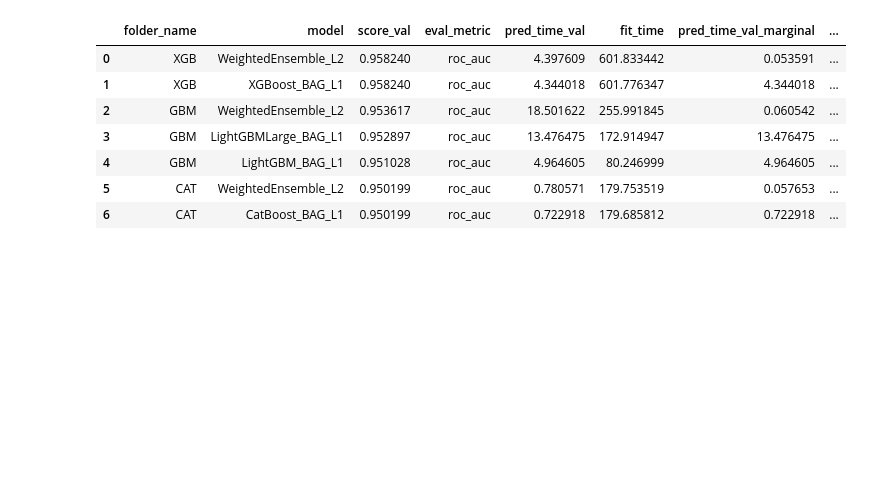
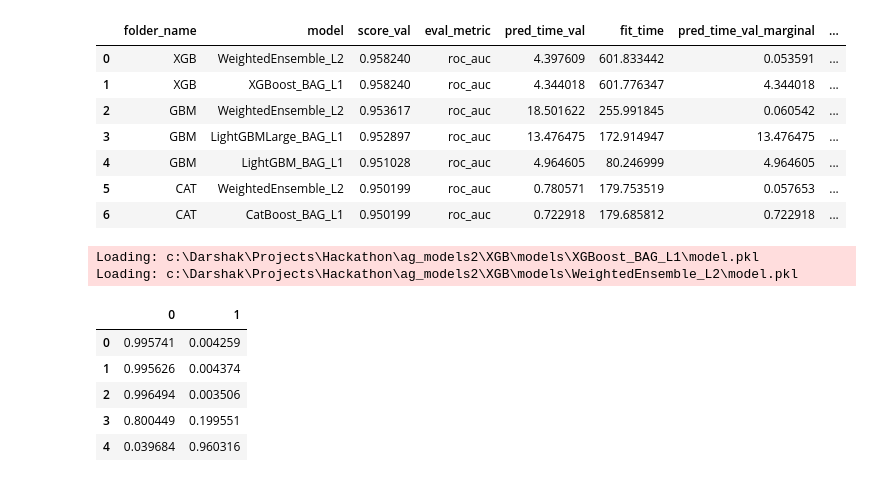
Before and after one commit to DarshakJ/F1_Pit_prediction, a Jupyter notebook: autologon_model_test.ipynb, the cells around one changed output. Cells and saved outputs as stored; diff of their text form; code cells hidden in the pictures; blank space fills up the shorter version.

Commit message:
Update autologon_model_test.ipynb
Final output

```diff
--- a/autologon_model_test.ipynb
+++ b/autologon_model_test.ipynb
@@ -112,16 +39,0 @@ TabularPredictor saved. To load, use: predictor = TabularPredictor.load("c:\Dars
-# %%
-predictor = TabularPredictor(
-    label=TARGET,
-    eval_metric='roc_auc'
-).fit(
-    train_data=df_train_merged,
-    hyperparameters={
-        'CAT': {}
-    },
-    ag_args_fit={
-        'num_gpus': 1
-    },
-    time_limit=30 * 60,
-    verbosity=3,
-    num_stack_levels=0
-)
@@ -180,16 +39,0 @@ TabularPredictor saved. To load, use: predictor = TabularPredictor.load("c:\Dars
-# %%
-predictor = TabularPredictor(
-    label=TARGET,
-    eval_metric='roc_auc'
-).fit(
-    train_data=df_train_merged,
-    hyperparameters={
-        'XGB': {}
-    },
-    ag_args_fit={
-        'num_gpus': 1
-    },
-    time_limit=30 * 60,
-    verbosity=3,
-    num_stack_levels=0
-)
@@ -591,3 +383,15 @@ COMBINED LEADERBOARD OF ALL LOADED MODELS
 | 4 | GBM | LightGBM_BAG_L1 | 0.951028 | roc_auc | 4.964605 | 80.246999 | 4.964605 | ... |
 | 5 | CAT | WeightedEnsemble_L2 | 0.950199 | roc_auc | 0.780571 | 179.753519 | 0.057653 | ... |
 | 6 | CAT | CatBoost_BAG_L1 | 0.950199 | roc_auc | 0.722918 | 179.685812 | 0.722918 | ... |
+# %%
+df=predictor.predict_proba(df_test)
+df.head()
+# %% [output]
+Loading: c:\Darshak\Projects\Hackathon\ag_models2\XGB\models\XGBoost_BAG_L1\model.pkl
+Loading: c:\Darshak\Projects\Hackathon\ag_models2\XGB\models\WeightedEnsemble_L2\model.pkl
+|  | 0 | 1 |
+| 0 | 0.995741 | 0.004259 |
+| 1 | 0.995626 | 0.004374 |
+| 2 | 0.996494 | 0.003506 |
+| 3 | 0.800449 | 0.199551 |
+| 4 | 0.039684 | 0.960316 |
```
Also changed, not shown: parts of 4 cells of this notebook.
